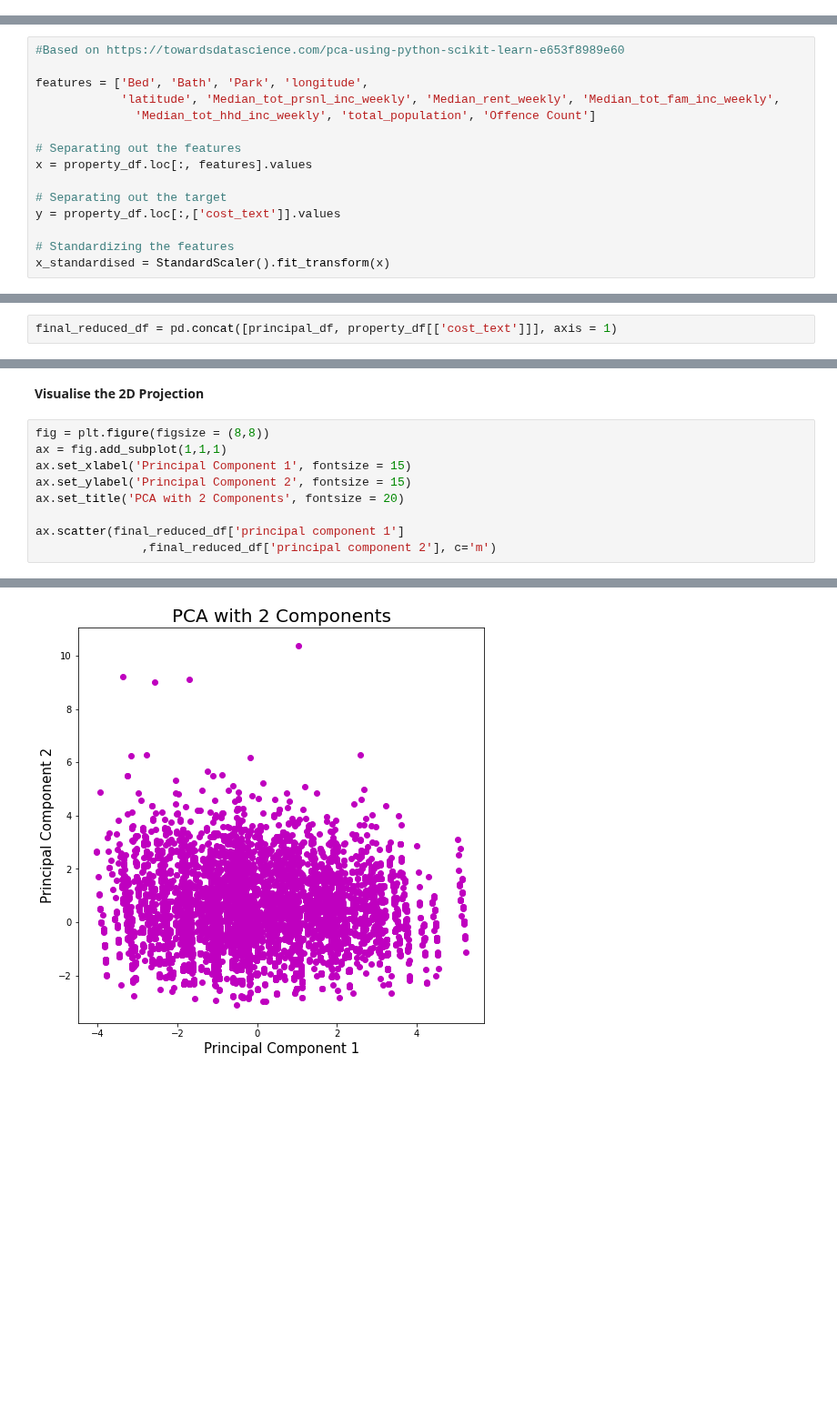
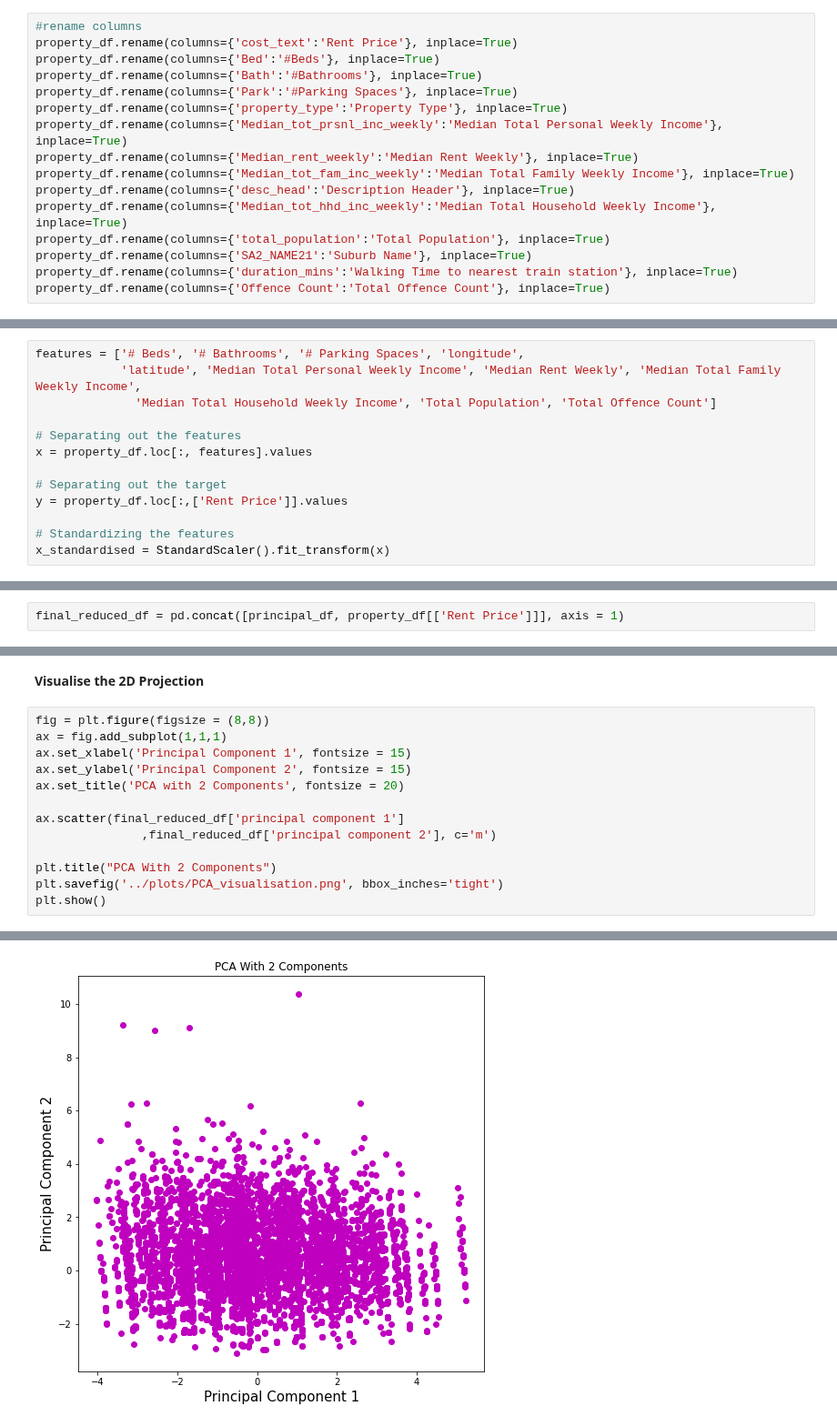
Before and after one commit to MAST30034-Applied-Data-Science/generic-real-estate-consulting-project-group-30, a Jupyter notebook: notebooks/feature_analysis.ipynb, the cells around one changed output, grey strips where cells are left out. Shown at 91% size. Drawn from its saved outputs; the diff is of its cells as text; blank space fills up the shorter version.

Commit message:
added plots and added comments and cleaned code

```diff
--- a/notebooks/feature_analysis.ipynb
+++ b/notebooks/feature_analysis.ipynb
@@ -36,0 +56,16 @@ NameError: name 'identify_nominal_columns' is not defined
+# %%
+#rename columns
+property_df.rename(columns={'cost_text':'Rent Price'}, inplace=True)
+property_df.rename(columns={'Bed':'#Beds'}, inplace=True)
+property_df.rename(columns={'Bath':'#Bathrooms'}, inplace=True)
+property_df.rename(columns={'Park':'#Parking Spaces'}, inplace=True)
+property_df.rename(columns={'property_type':'Property Type'}, inplace=True)
+property_df.rename(columns={'Median_tot_prsnl_inc_weekly':'Median Total Personal Weekly Income'}, inplace=True)
+property_df.rename(columns={'Median_rent_weekly':'Median Rent Weekly'}, inplace=True)
+property_df.rename(columns={'Median_tot_fam_inc_weekly':'Median Total Family Weekly Income'}, inplace=True)
+property_df.rename(columns={'desc_head':'Description Header'}, inplace=True)
+property_df.rename(columns={'Median_tot_hhd_inc_weekly':'Median Total Household Weekly Income'}, inplace=True)
+property_df.rename(columns={'total_population':'Total Population'}, inplace=True)
+property_df.rename(columns={'SA2_NAME21':'Suburb Name'}, inplace=True)
+property_df.rename(columns={'duration_mins':'Walking Time to nearest train station'}, inplace=True)
+property_df.rename(columns={'Offence Count':'Total Offence Count'}, inplace=True)
@@ -125,15 +137,13 @@ dtype: object
 # %%
-#Based on https://towardsdatascience.com/pca-using-python-scikit-learn-e653f8989e60
-
-features = ['Bed', 'Bath', 'Park', 'longitude',
-            'latitude', 'Median_tot_prsnl_inc_weekly', 'Median_rent_weekly', 'Median_tot_fam_inc_weekly',
-              'Median_tot_hhd_inc_weekly', 'total_population', 'Offence Count']
+features = ['# Beds', '# Bathrooms', '# Parking Spaces', 'longitude',
+            'latitude', 'Median Total Personal Weekly Income', 'Median Rent Weekly', 'Median Total Family Weekly Income',
+              'Median Total Household Weekly Income', 'Total Population', 'Total Offence Count']
 
 # Separating out the features
 x = property_df.loc[:, features].values
 
 # Separating out the target
-y = property_df.loc[:,['cost_text']].values
+y = property_df.loc[:,['Rent Price']].values
 
 # Standardizing the features
 x_standardised = StandardScaler().fit_transform(x)
@@ -165,7 +175,7 @@ principal_df
 | 10863 | 1.035468 | 10.383137 |
 10864 rows × 2 columns
 # %%
-final_reduced_df = pd.concat([principal_df, property_df[['cost_text']]], axis = 1)
+final_reduced_df = pd.concat([principal_df, property_df[['Rent Price']]], axis = 1)
 # %%
 final_reduced_df
 # %% [output]
@@ -193,4 +203,8 @@ ax.set_title('PCA with 2 Components', fontsize = 20)
 
 ax.scatter(final_reduced_df['principal component 1']
                ,final_reduced_df['principal component 2'], c='m')
+
+plt.title("PCA With 2 Components")
+plt.savefig('../plots/PCA_visualisation.png', bbox_inches='tight')
+plt.show()
 # %% [output]
@@ -198,2 +211,2 @@ ax.scatter(final_reduced_df['principal component 1']
-[figure, old version]
+[figure, new version]
 # %%
```
Also changed, not shown: parts of 24 cells of this notebook, 7 other files.
